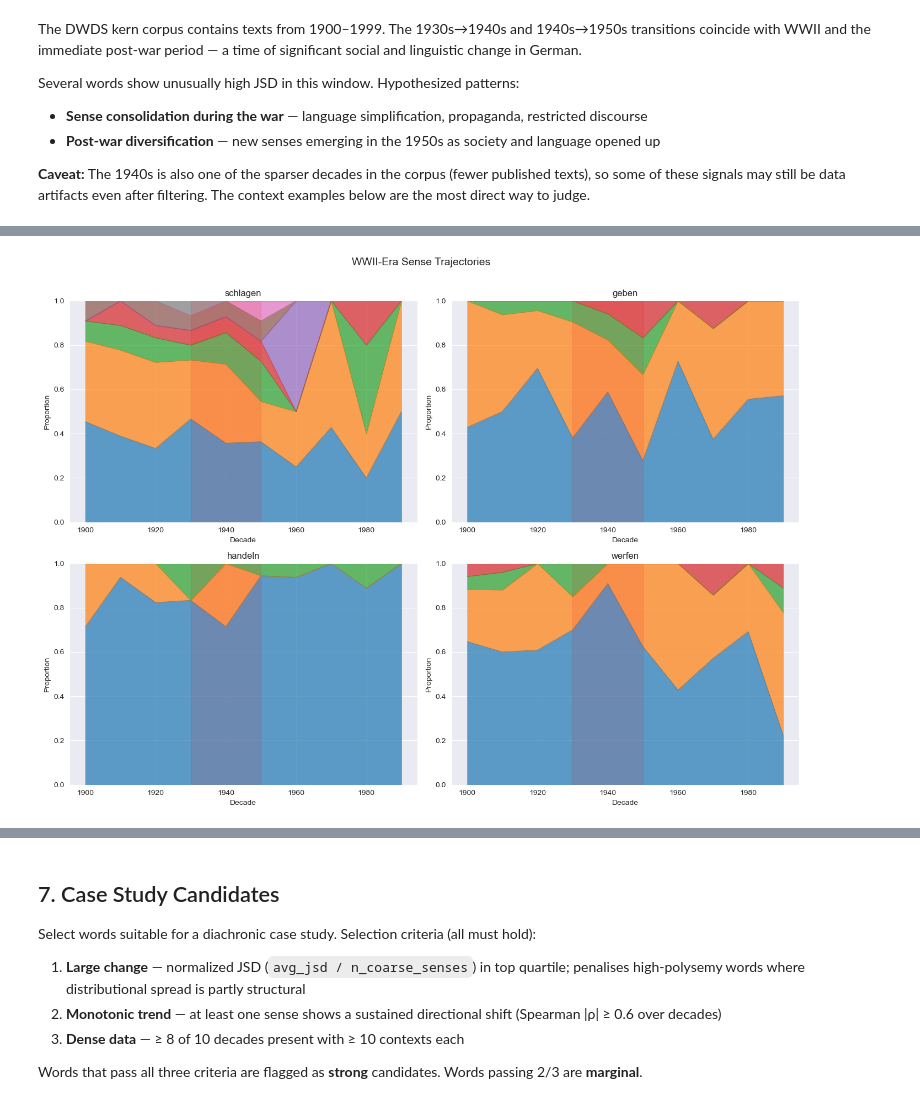
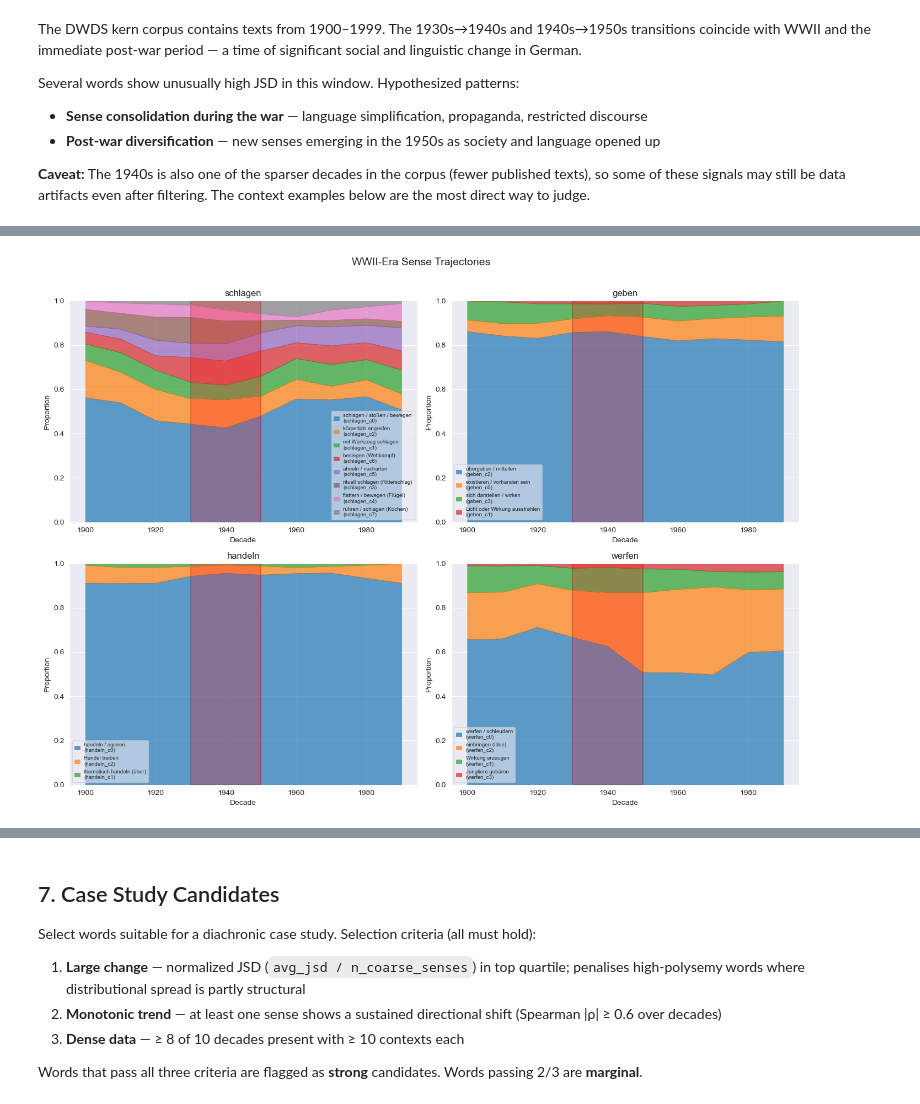
Before and after one commit to FlackoJodye1/diachronic-word-sense-change, a Jupyter notebook: notebooks/analysis/diachronic_pilot_results.ipynb, the cells around one changed output, grey strips where cells are left out. Drawn from its saved outputs; the diff is of its cells as text; code cells hidden in the pictures.

```diff
--- a/notebooks/analysis/diachronic_pilot_results.ipynb
+++ b/notebooks/analysis/diachronic_pilot_results.ipynb
@@ -618,6 +636,7 @@ for idx, lemma in enumerate(top5_lemmas):
     sense_cols = [c for c in pivot.columns if c != 'Other']
     pivot.columns = list(relabel_index(lemma, sense_cols)) + (['Other'] if has_other else [])
 
+    pivot = smooth_pivot(pivot)
     pivot.plot.area(ax=ax, alpha=0.7, linewidth=0.5)
     norm_val = top10_norm.loc[lemma, 'normalized_jsd']
     avg_val  = top10_norm.loc[lemma, 'avg_jsd']
@@ -749,0 +778,37 @@ Correlation (min_contexts vs JSD): -0.381
+# %%
+# Correlation of JSD metrics with n_coarse_senses (per lemma)
+# Tests whether raw JSD is inflated for polysemous words, and whether normalization corrects this.
+lemma_corr = pd.DataFrame({
+    'avg_jsd':        avg_jsd,
+    'normalized_jsd': avg_jsd / n_coarse_senses,
+    'n_coarse_senses': n_coarse_senses,
+}).dropna()
+
+r_raw  = lemma_corr[['n_coarse_senses', 'avg_jsd']].corr().iloc[0, 1]
+r_norm = lemma_corr[['n_coarse_senses', 'normalized_jsd']].corr().iloc[0, 1]
+
+fig, axes = plt.subplots(1, 2, figsize=(14, 5))
+
+for ax, (ycol, ylabel, r) in zip(axes, [
+    ('avg_jsd',        'Average JSD',        r_raw),
+    ('normalized_jsd', 'Normalized JSD',     r_norm),
+]):
+    ax.scatter(lemma_corr['n_coarse_senses'], lemma_corr[ycol],
+               alpha=0.7, edgecolors='black', linewidth=0.4, s=50, color='steelblue')
+    # Annotate each point with the lemma name
+    for lemma, row in lemma_corr.iterrows():
+        ax.annotate(lemma, (row['n_coarse_senses'], row[ycol]),
+                    fontsize=6, alpha=0.7, xytext=(3, 3), textcoords='offset points')
+    ax.set_xlabel('N Coarse Senses')
+    ax.set_ylabel(ylabel)
+    ax.set_title(f'{ylabel} vs Polysemy\nr={r:.3f}')
+    ax.text(0.97, 0.97, f'r={r:.3f}', transform=ax.transAxes,
+            ha='right', va='top', fontsize=10,
+            bbox=dict(boxstyle='round', facecolor='white', alpha=0.7))
+
+plt.suptitle('Does Polysemy Drive JSD? Raw vs Normalized', fontsize=12)
+plt.tight_layout()
+plt.show()
+
+print(f'Correlation (avg_jsd        vs n_coarse_senses): {r_raw:.3f}')
+print(f'Correlation (normalized_jsd vs n_coarse_senses): {r_norm:.3f}')
@@ -848,36 +912,39 @@ if wwii_focus_words:
 
     for idx, lemma in enumerate(wwii_focus_words):
         row, col = divmod(idx, n_cols)
         ax = axes[row][col]
 
         lc = sense_counts[sense_counts['lemma'] == lemma]
         if len(lc) == 0:
             ax.set_title(f'{lemma} (no data)')
             continue
 
         pivot = lc.pivot(index='decade', columns='predicted_sense_id', values='proportion').fillna(0)
         col_order = pivot.sum().sort_values(ascending=False).index
         pivot = pivot[col_order]
-        pivot.plot.area(ax=ax, alpha=0.7, linewidth=0.5, legend=False)
+        pivot.columns = relabel_index(lemma, pivot.columns)
+        pivot = smooth_pivot(pivot)
+        pivot.plot.area(ax=ax, alpha=0.7, linewidth=0.5, legend=True)
+        ax.legend(fontsize=7, loc='best', framealpha=0.6, title=None, handlelength=1)
 
         # Highlight WWII decades
-        ax.axvspan(1930, 1950, alpha=0.1, color='red', label='WWII era')
+        ax.axvspan(1930, 1950, alpha=0.25, facecolor='red', linewidth=1.5, edgecolor='darkred', label='WWII era')
         ax.set_title(f'{lemma}', fontsize=12)
         ax.set_ylim(0, 1)
         ax.set_xlabel('Decade')
         ax.set_ylabel('Proportion')
 
     for idx in range(len(wwii_focus_words), n_rows * n_cols):
         row, col = divmod(idx, n_cols)
         axes[row][col].set_visible(False)
 
     fig.suptitle('WWII-Era Sense Trajectories', fontsize=14, y=1.01)
     plt.tight_layout()
     plt.show()
 else:
     print('None of the WWII focus words found in data.')
 # %% [output]
-[figure, old version]
+[figure, new version]
 # %%
 # Context examples: 1930s vs 1940s for WWII focus words
 if wwii_focus_words:
```
Also changed, not shown: parts of 28 cells of this notebook.
